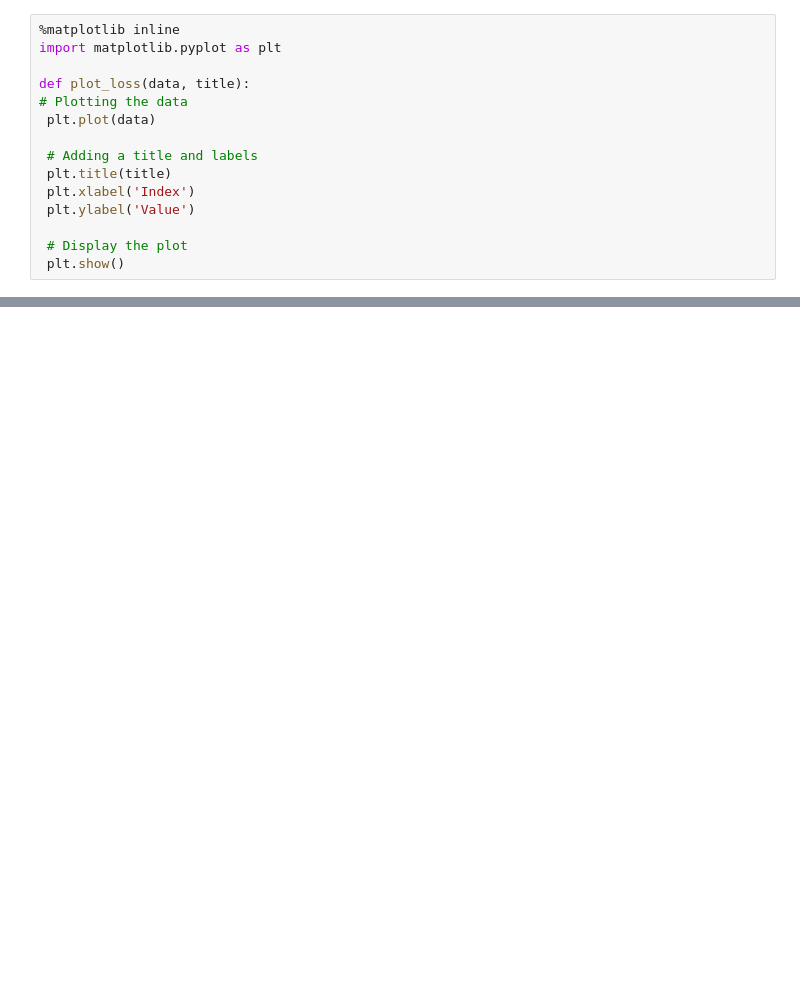
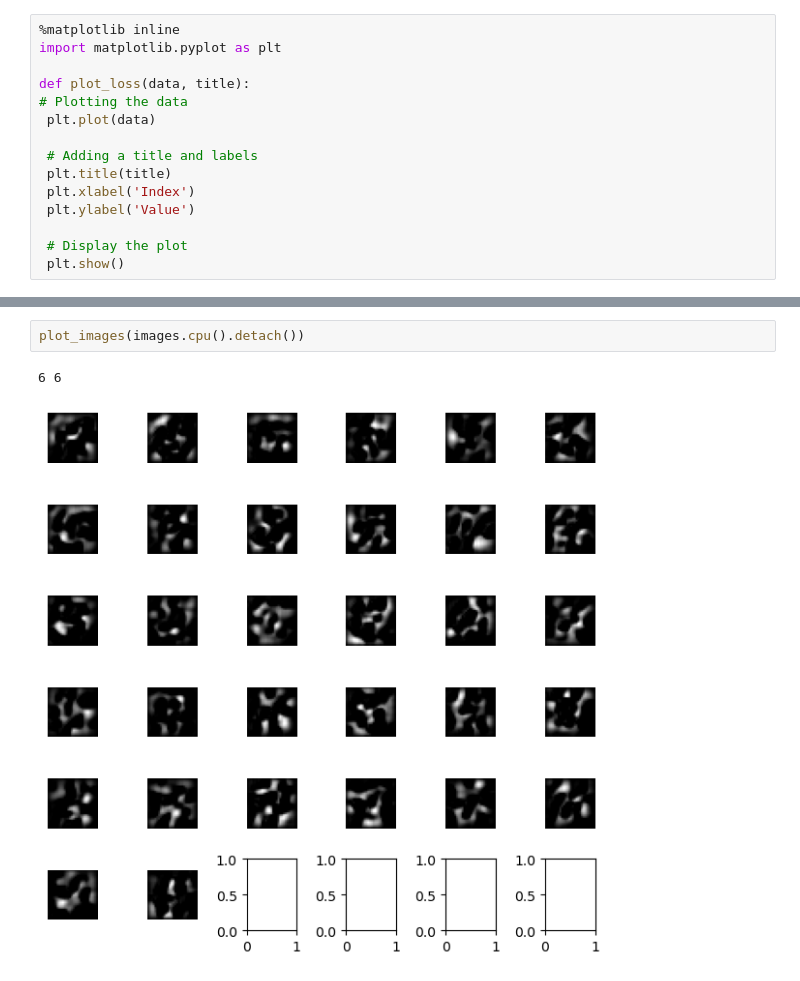
Before and after one commit to AnuragMaurya-PreD/all-about-VAE, a Jupyter notebook: conv_VAE.ipynb, the cells around one changed output, grey strips where cells are left out. Saved outputs shown, nothing was run; the diff lists cells and outputs as text; blank space fills up the shorter version.

```diff
--- a/conv_VAE.ipynb
+++ b/conv_VAE.ipynb
@@ -132,0 +173,5 @@ IndexError: index 30 is out of bounds for axis 0 with size 30
+# %%
+plot_images(images.cpu().detach())
+# %% [output]
+6 6
+[figure, added]
```
Also changed, not shown: parts of 11 cells of this notebook, 3 other files.
